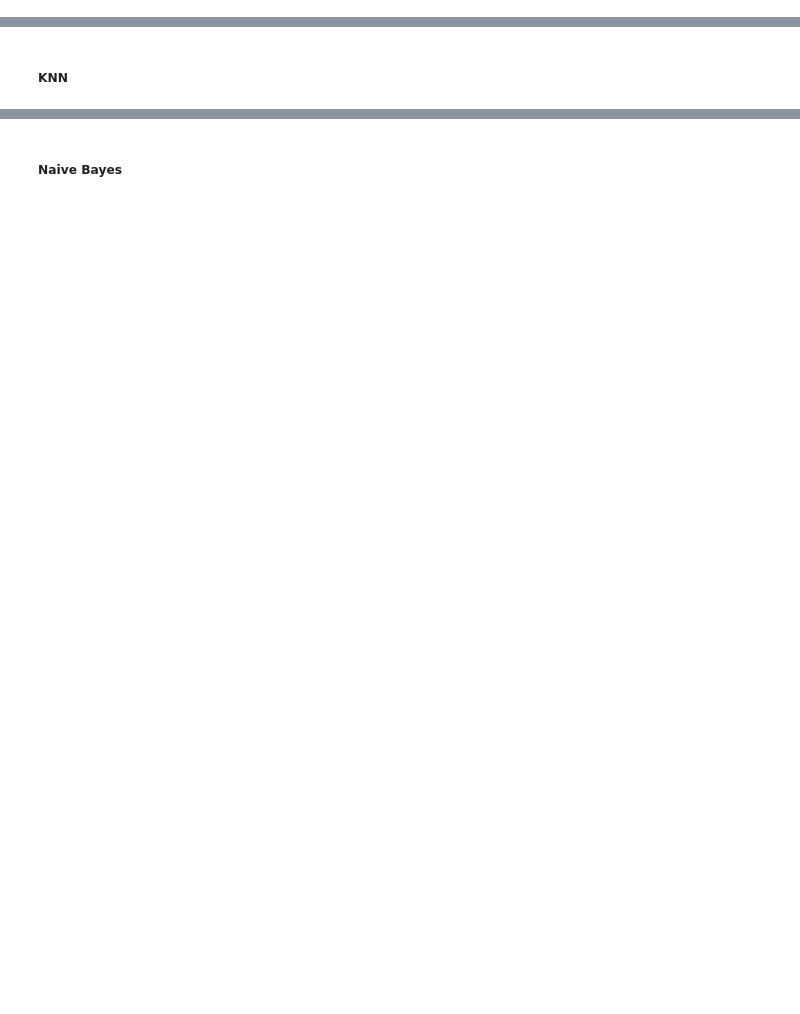
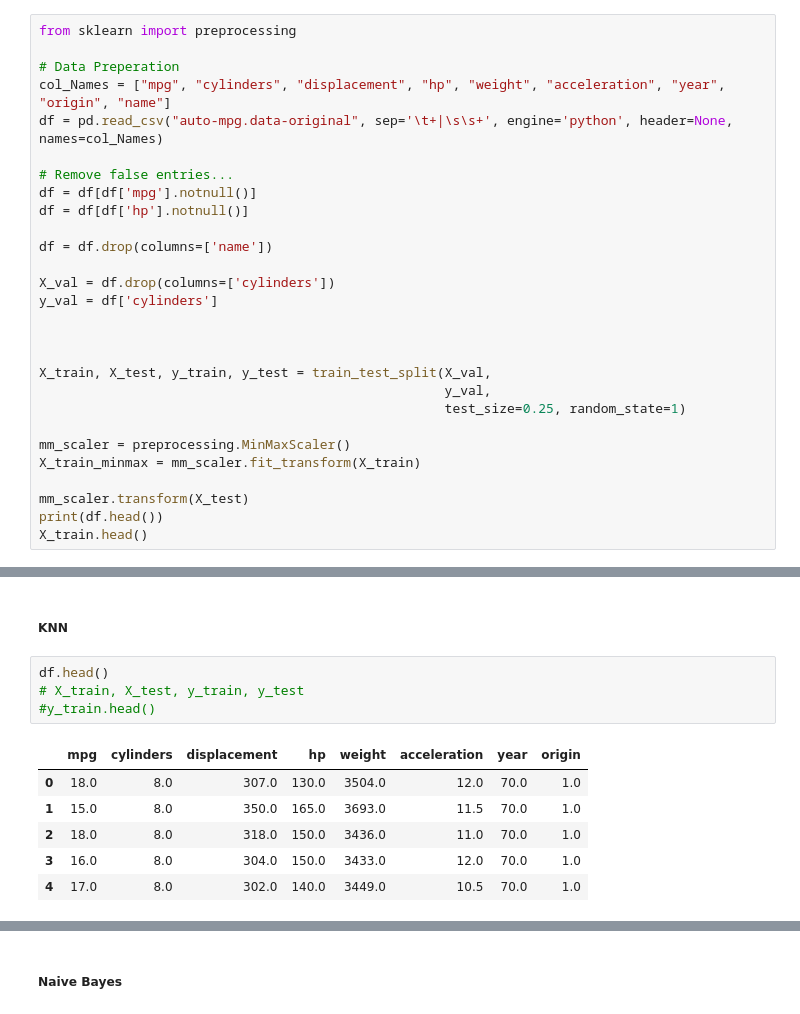
Before and after one commit to emrebesogul/data-science, a Jupyter notebook: Programmentwurf.ipynb, the cells around one changed output, grey strips where cells are left out. Drawn from its saved outputs; the diff is of its cells as text; blank space fills up the shorter version.

```diff
--- a/Programmentwurf.ipynb
+++ b/Programmentwurf.ipynb
@@ -283,2 +278,30 @@ print(p5)
 # %% [markdown]
 #### Teil 3: Nutzen Sie zwei Klassifikationsverfahren, um ein Fahrzeug bei sonstigen gegebenen Daten einer Zylinderzahl zuzuordnen
+# %%
+from sklearn import preprocessing
+
+# Data Preperation
+col_Names = ["mpg", "cylinders", "displacement", "hp", "weight", "acceleration", "year", "origin", "name"]
+df = pd.read_csv("auto-mpg.data-original", sep='\t+|\s\s+', engine='python', header=None, names=col_Names)
+
+# Remove false entries...
+df = df[df['mpg'].notnull()]
+df = df[df['hp'].notnull()]
+
+df = df.drop(columns=['name'])
+
+X_val = df.drop(columns=['cylinders'])
+y_val = df['cylinders']
+
+
+
+X_train, X_test, y_train, y_test = train_test_split(X_val,
+                                                    y_val,
+                                                    test_size=0.25, random_state=1)
+
+mm_scaler = preprocessing.MinMaxScaler()
+X_train_minmax = mm_scaler.fit_transform(X_train)
+
+mm_scaler.transform(X_test)
+print(df.head())
+X_train.head()
@@ -285,2 +321,13 @@ print(p5)
 # %% [markdown]
 ##### KNN
+# %%
+df.head()
+# X_train, X_test, y_train, y_test
+#y_train.head()
+# %% [output]
+|  | mpg | cylinders | displacement | hp | weight | acceleration | year | origin |
+| 0 | 18.0 | 8.0 | 307.0 | 130.0 | 3504.0 | 12.0 | 70.0 | 1.0 |
+| 1 | 15.0 | 8.0 | 350.0 | 165.0 | 3693.0 | 11.5 | 70.0 | 1.0 |
+| 2 | 18.0 | 8.0 | 318.0 | 150.0 | 3436.0 | 11.0 | 70.0 | 1.0 |
+| 3 | 16.0 | 8.0 | 304.0 | 150.0 | 3433.0 | 12.0 | 70.0 | 1.0 |
+| 4 | 17.0 | 8.0 | 302.0 | 140.0 | 3449.0 | 10.5 | 70.0 | 1.0 |
```
Also changed, not shown: parts of 7 cells of this notebook.
